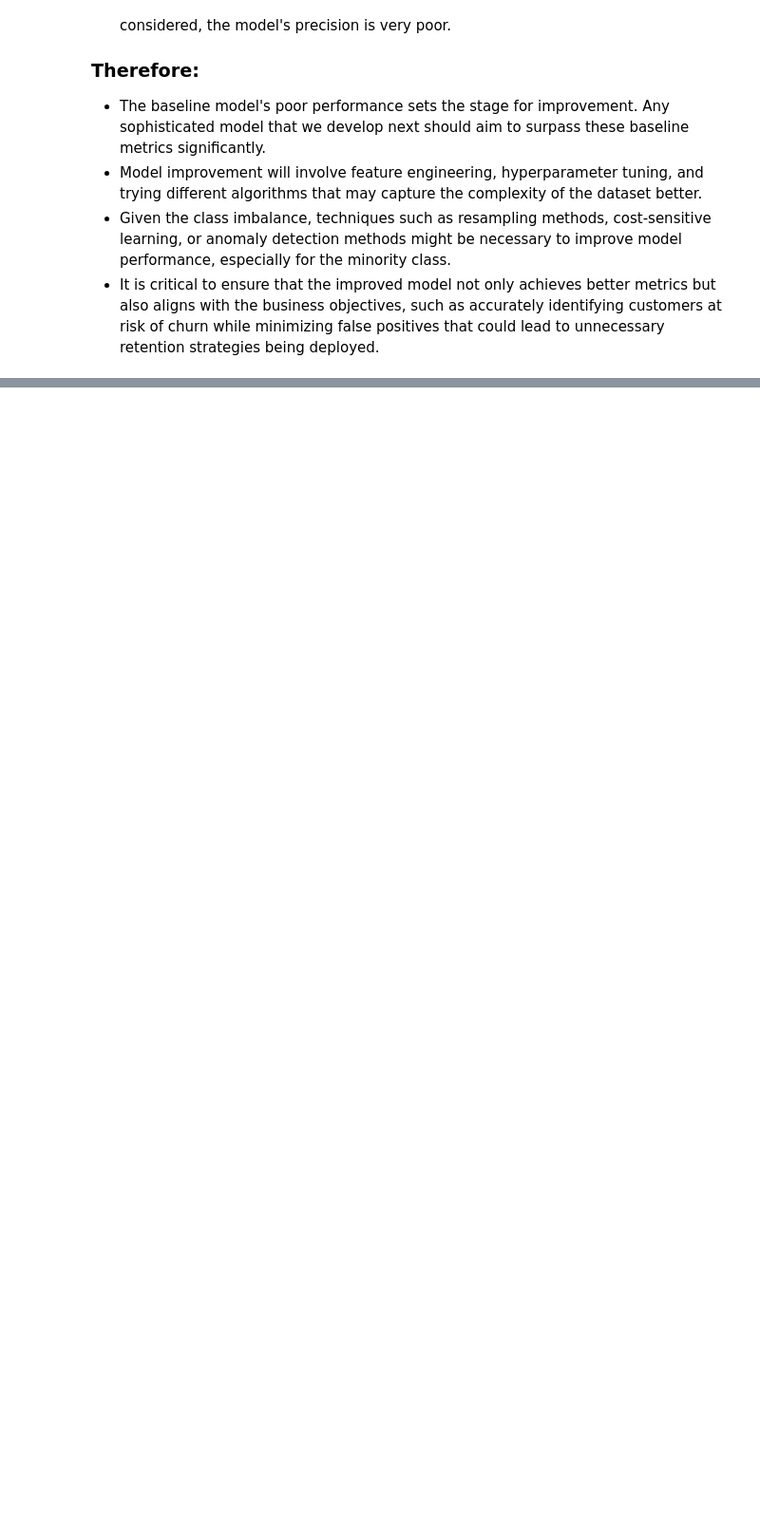
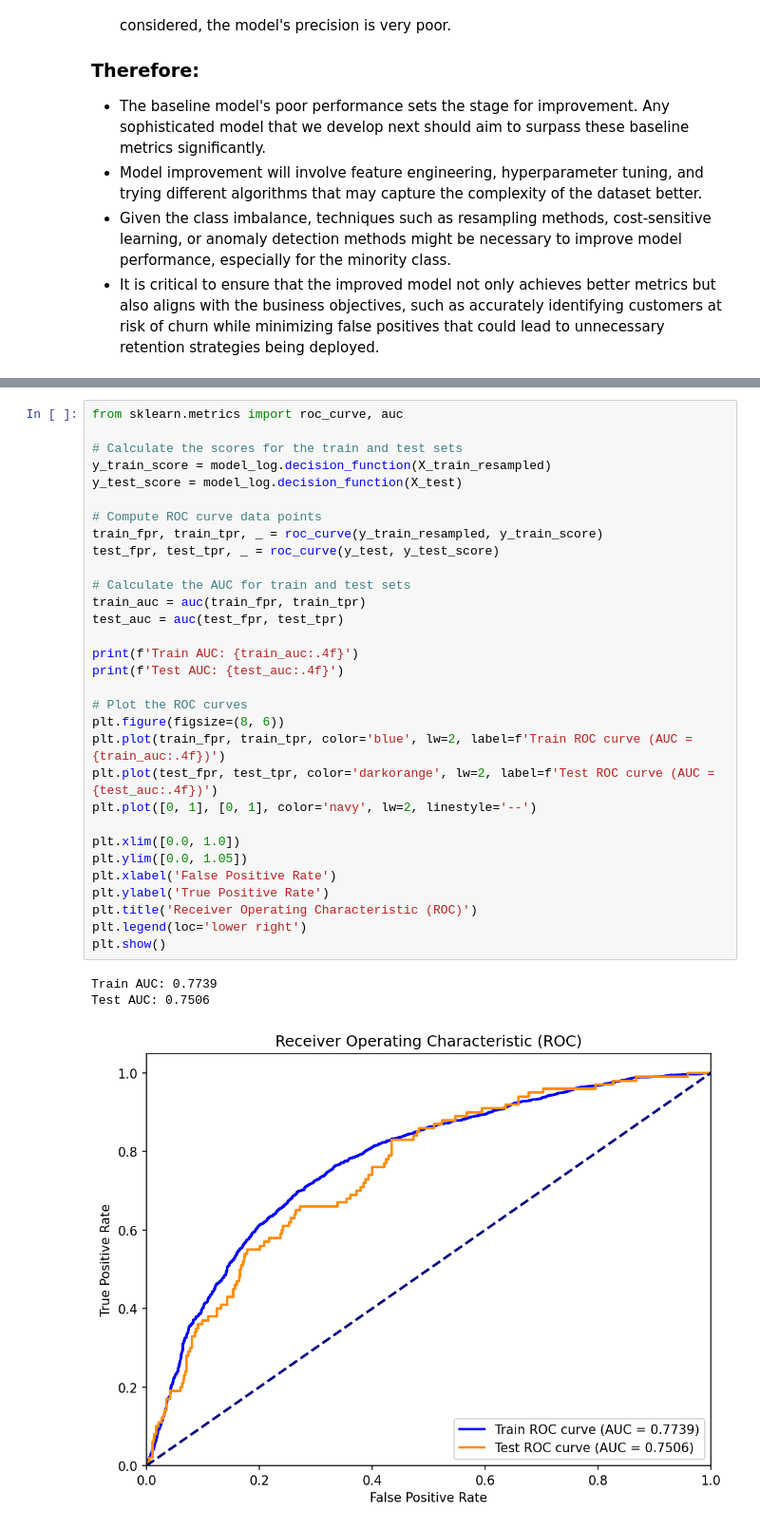
Before and after one commit to KPaul404/DSC_Phase_3_Project, a Jupyter notebook: index.ipynb, the cells around one changed output, grey strips where cells are left out. Shown at 95% size. Saved outputs shown, nothing was run; the diff lists cells and outputs as text; blank space fills up the shorter version.

```diff
--- a/index.ipynb
+++ b/index.ipynb
@@ -809,0 +978,35 @@ plot_roc_curve(y_test, y_scores_dummy, model_name='Dummy Model')
+# %%
+from sklearn.metrics import roc_curve, auc
+
+# Calculate the scores for the train and test sets
+y_train_score = model_log.decision_function(X_train_resampled)
+y_test_score = model_log.decision_function(X_test)
+
+# Compute ROC curve data points
+train_fpr, train_tpr, _ = roc_curve(y_train_resampled, y_train_score)
+test_fpr, test_tpr, _ = roc_curve(y_test, y_test_score)
+
+# Calculate the AUC for train and test sets
+train_auc = auc(train_fpr, train_tpr)
+test_auc = auc(test_fpr, test_tpr)
+
+print(f'Train AUC: {train_auc:.4f}')
+print(f'Test AUC: {test_auc:.4f}')
+
+# Plot the ROC curves
+plt.figure(figsize=(8, 6))
+plt.plot(train_fpr, train_tpr, color='blue', lw=2, label=f'Train ROC curve (AUC = {train_auc:.4f})')
+plt.plot(test_fpr, test_tpr, color='darkorange', lw=2, label=f'Test ROC curve (AUC = {test_auc:.4f})')
+plt.plot([0, 1], [0, 1], color='navy', lw=2, linestyle='--')
+
+plt.xlim([0.0, 1.0])
+plt.ylim([0.0, 1.05])
+plt.xlabel('False Positive Rate')
+plt.ylabel('True Positive Rate')
+plt.title('Receiver Operating Characteristic (ROC)')
+plt.legend(loc='lower right')
+plt.show()
+# %% [output]
+Train AUC: 0.7739
+Test AUC: 0.7506
+[figure, added]
```
Also changed, not shown: parts of 40 cells of this notebook.
